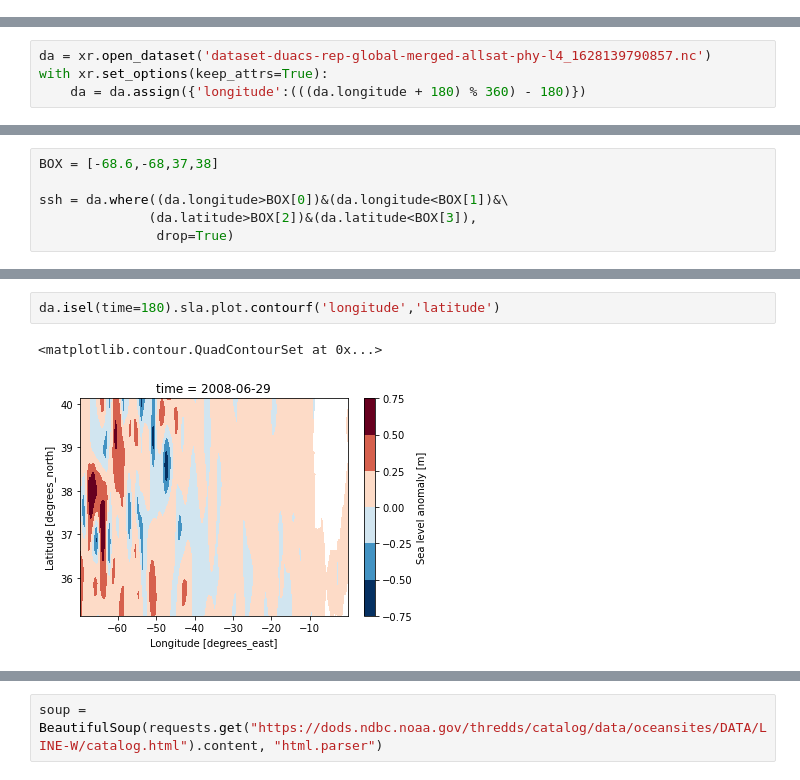
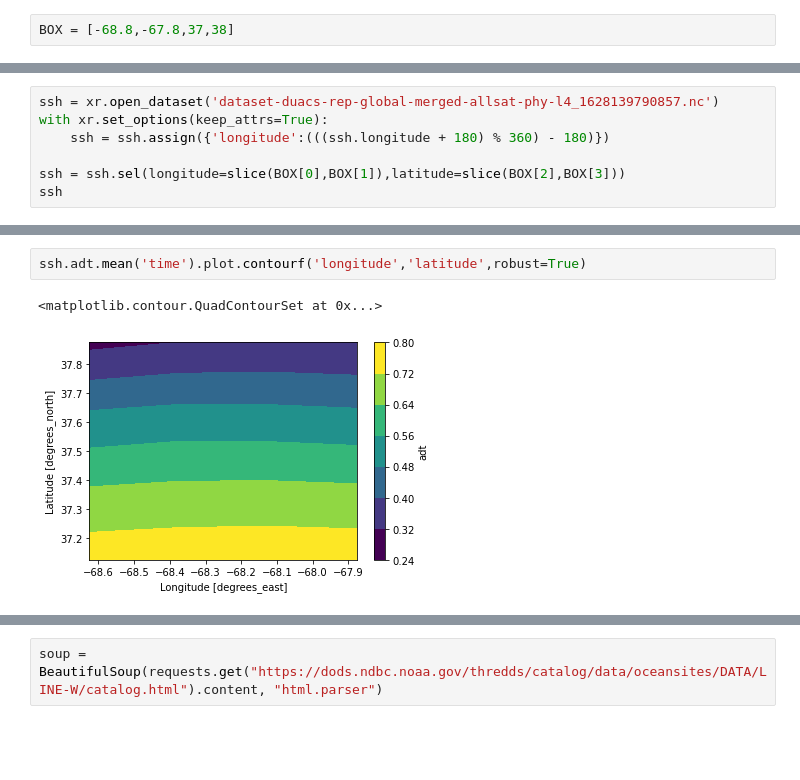
Before and after one commit to oceanhackweek/ohw21-proj-deep-currents, a Jupyter notebook: notebooks/data_analysis.ipynb, the cells around one changed output, grey strips where cells are left out. Drawn from its saved outputs; the diff is of its cells as text; blank space fills up the shorter version.

```diff
--- a/notebooks/data_analysis.ipynb
+++ b/notebooks/data_analysis.ipynb
@@ -11,0 +27,2 @@ from datetime import datetime,timedelta
+# %%
+BOX = [-68.8,-67.8,37,38]
@@ -12,4 +131,7 @@ from datetime import datetime,timedelta
 # %%
-da = xr.open_dataset('dataset-duacs-rep-global-merged-allsat-phy-l4_1628139790857.nc')
+ssh = xr.open_dataset('dataset-duacs-rep-global-merged-allsat-phy-l4_1628139790857.nc')
 with xr.set_options(keep_attrs=True):
-    da = da.assign({'longitude':(((da.longitude + 180) % 360) - 180)})
+    ssh = ssh.assign({'longitude':(((ssh.longitude + 180) % 360) - 180)})
+
+ssh = ssh.sel(longitude=slice(BOX[0],BOX[1]),latitude=slice(BOX[2],BOX[3]))
+ssh
@@ -16,6 +155,0 @@ with xr.set_options(keep_attrs=True):
-# %%
-BOX = [-68.6,-68,37,38]
-
-ssh = da.where((da.longitude>BOX[0])&(da.longitude<BOX[1])&\
-              (da.latitude>BOX[2])&(da.latitude<BOX[3]),
-               drop=True)
@@ -42,5 +163,5 @@ Data variables:
 # %%
-da.isel(time=180).sla.plot.contourf('longitude','latitude')
+ssh.adt.mean('time').plot.contourf('longitude','latitude',robust=True)
 # %% [output]
 <matplotlib.contour.QuadContourSet at 0x...>
-[figure, old version]
+[figure, new version]
```
Also changed, not shown: parts of 17 cells of this notebook.
